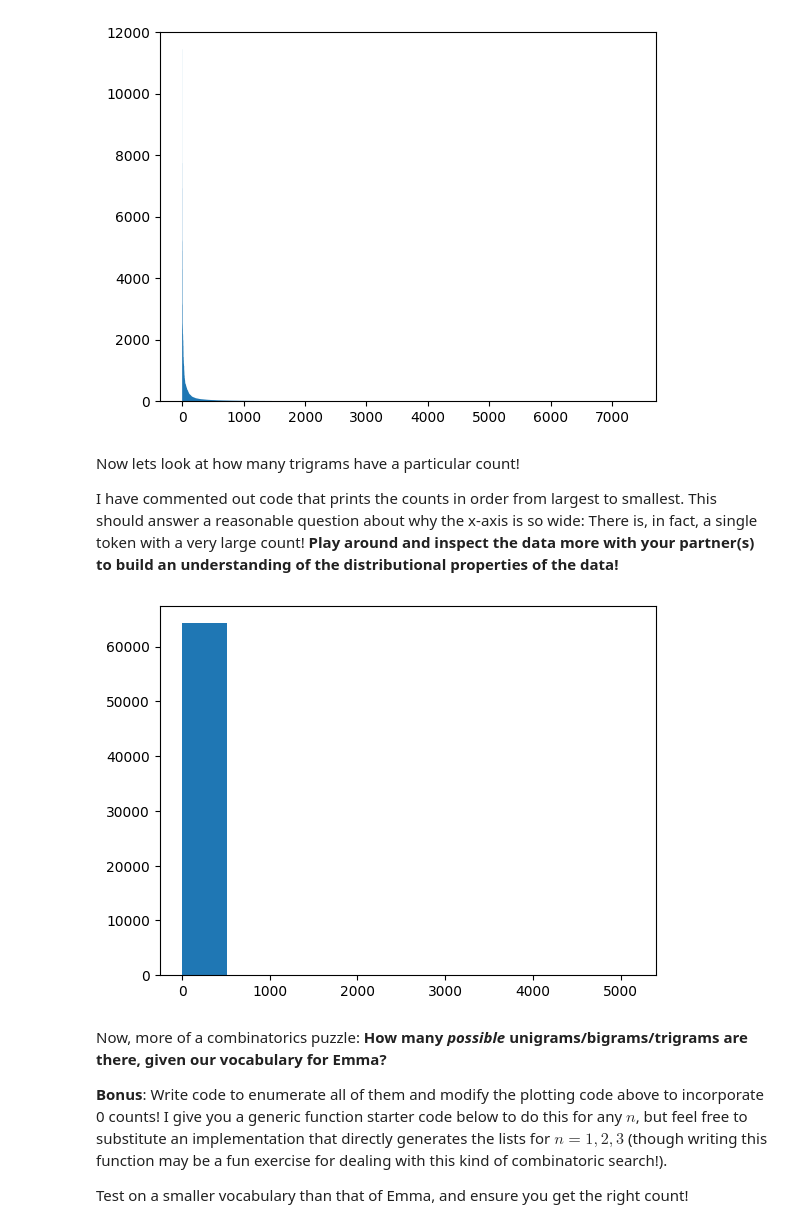
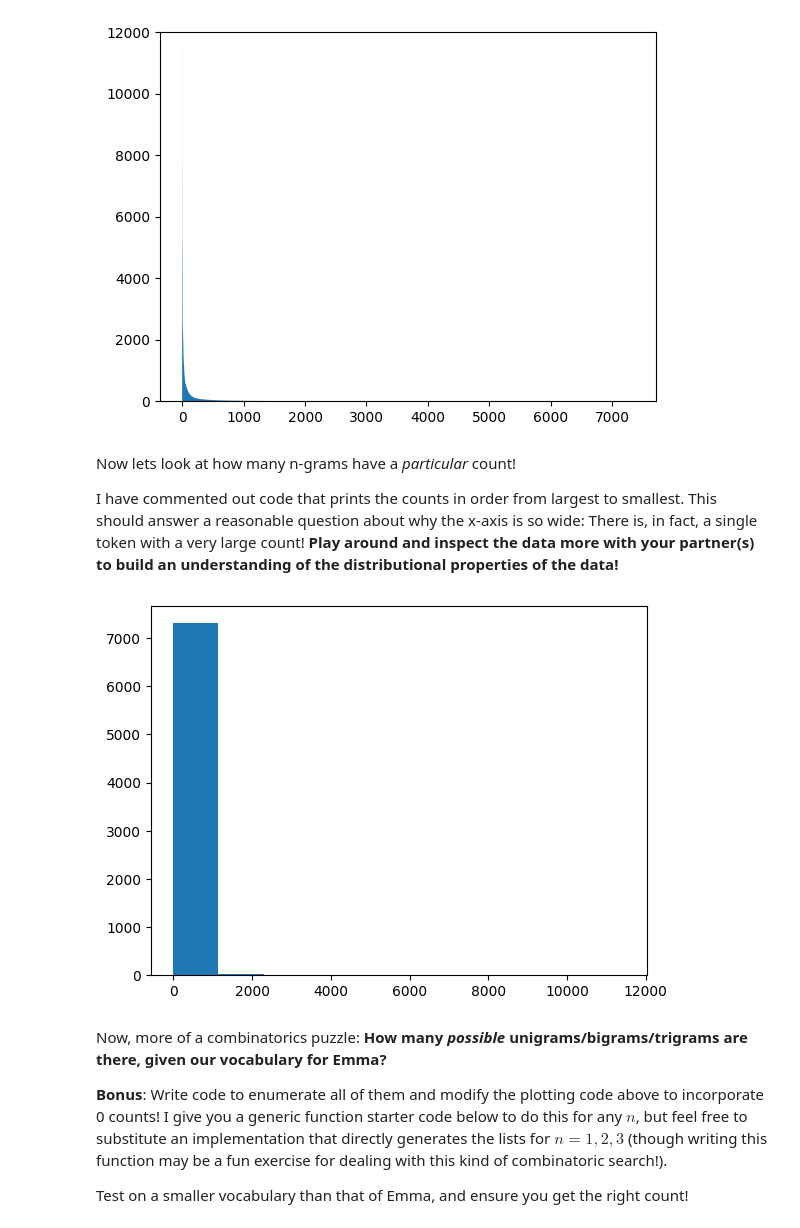
Before and after one commit to mac-nlp-fa24/A03---Why-Smooth-, a Jupyter notebook: WhySmooth.ipynb, the cells around one changed output. Drawn from its saved outputs; the diff is of its cells as text; code cells hidden in the pictures.

```diff
--- a/WhySmooth.ipynb
+++ b/WhySmooth.ipynb
@@ -68,21 +57,21 @@ plot_counts(unigrams)
 # %% [output]
 [figure]
 # %% [markdown]
-Now lets look at how many trigrams have a particular count!
+Now lets look at how many n-grams have a *particular* count!
 
 I have commented out code that prints the counts in order from largest to smallest. This should answer a reasonable question about why the x-axis is so wide: There is, in fact, a single token with a very large count! **Play around and inspect the data more with your partner(s) to build an understanding of the distributional properties of the data!**
 # %%
 def plot_count_dist(counts : Mapping[Sequence[str], int]):
     values = list(counts.values())
     #print(sorted(values, key = lambda x : -x))
     fig, ax = plt.subplots()
     ax.hist(values)
     plt.show()
 
 
-plot_count_dist(bigrams)
+plot_count_dist(unigrams)
 # %% [output]
-[figure, old version]
+[figure, new version]
 # %% [markdown]
 Now, more of a combinatorics puzzle: **How many *possible* unigrams/bigrams/trigrams are there, given our vocabulary for Emma?**
 
```
Also changed, not shown: parts of 3 cells of this notebook, 1 other file.
